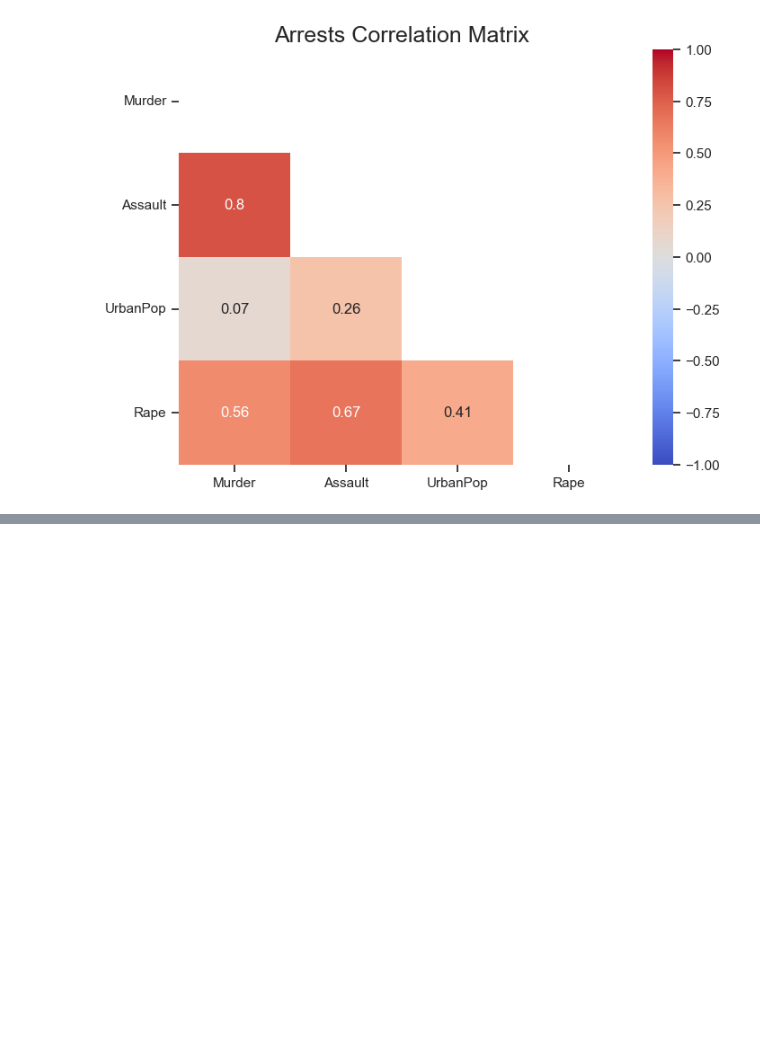
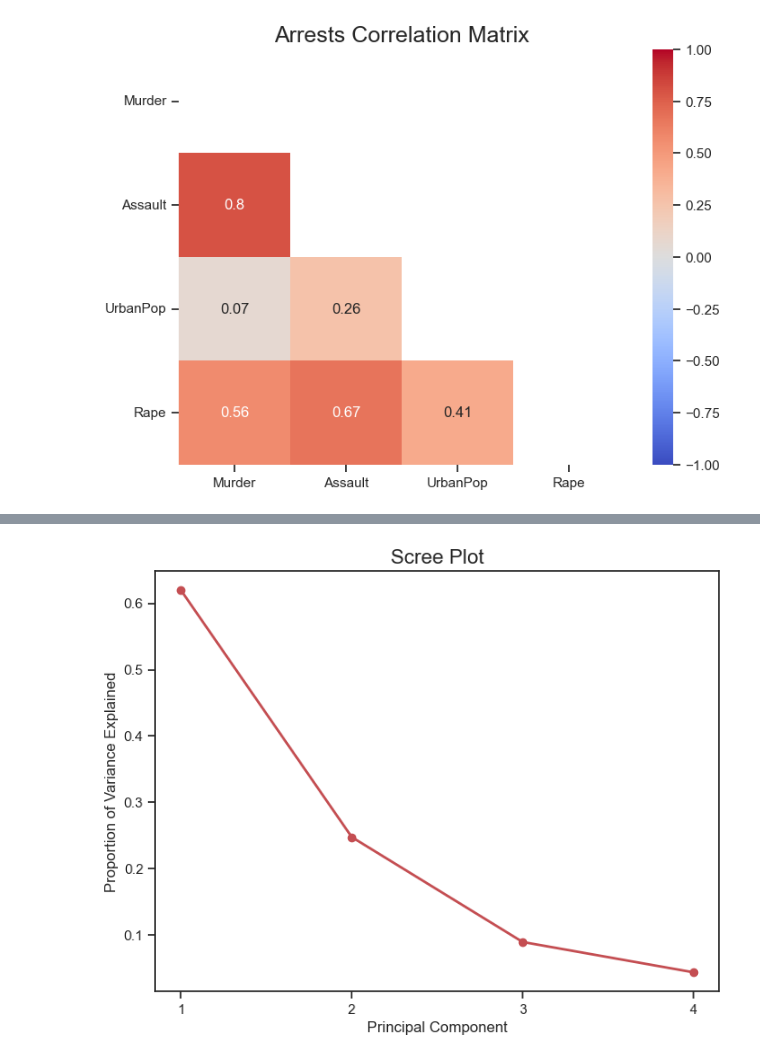
Before and after one commit to willgosnold/US_arrests, a Jupyter notebook: US_arrests.ipynb, the cells around one changed output, grey strips where cells are left out. Drawn from its saved outputs; the diff is of its cells as text; code cells hidden in the pictures; blank space fills up the shorter version.

```diff
--- a/US_arrests.ipynb
+++ b/US_arrests.ipynb
@@ -263,0 +322,14 @@ plt.show()
+# %%
+# Scree Plot
+plt.figure(figsize=(8, 6))
+plt.plot(pca.explained_variance_ratio_, "ro-", linewidth=2)
+
+# Add title and labels
+plt.title("Scree Plot", size=16)
+plt.xlabel("Principal Component")
+plt.ylabel("Proportion of Variance Explained")
+# Correct xticks
+plt.xticks(range(4), [i+1 for i in range(4)])
+plt.show()
+# %% [output]
+[figure, added]
```
Also changed, not shown: parts of 75 cells of this notebook, 3 other files.
